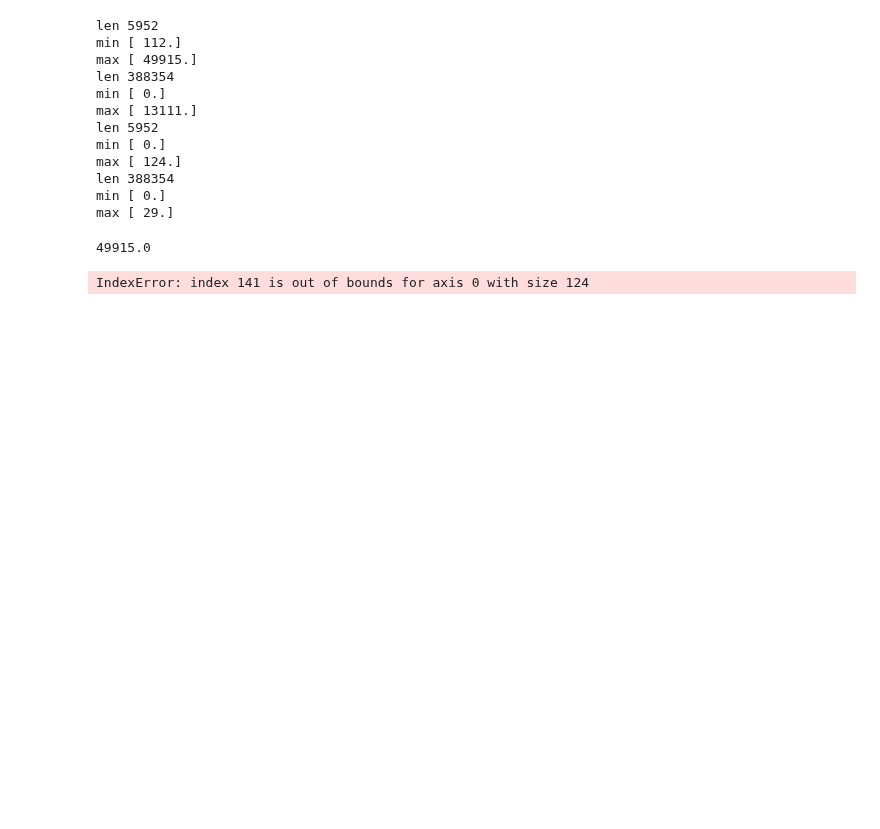
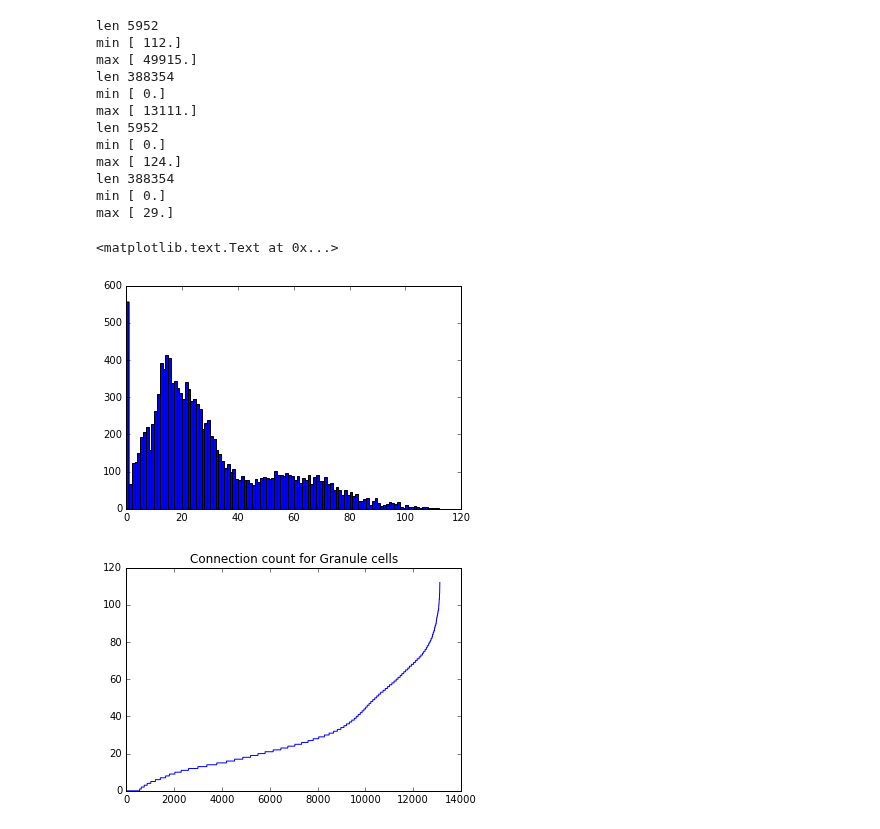
Before and after one commit to CNS-OIST/pycabnn, a Jupyter notebook: Output_comparison_evaluation.ipynb, the cells around one changed output. Cells and saved outputs as stored; diff of their text form; code cells hidden in the pictures; blank space fills up the shorter version.

```diff
--- a/Output_comparison_evaluation.ipynb
+++ b/Output_comparison_evaluation.ipynb
@@ -210,12 +242,21 @@ len 388354
 min [ 0.]
 max [ 29.]
 # %%
-#so = con_per_cell (src_fake, max(tar_fake))
-so = con_per_cell (src_ori, int(max(tar_ori)))
+so = con_per_cell (src_fake, int(max(src_fake)))
+to = con_per_cell (tar_fake, int(max(tar_fake)))
+#so = con_per_cell (src_ori, int(max(src_ori)))
 #c_pf = con_per_cell (pfs, len(gr_s))
 
+#cs,so = np.unique(src_fake,  return_counts=True)
+
 plt.figure()
-_ = plt.hist(so, 100)
+_ = plt.hist(so, int(max(so)))
+
+
+plt.figure()
+plt.plot(np.sort(so))
+plt.title ('Connection count for Granule cells')
 # %% [output]
-49915.0
+<matplotlib.text.Text at 0x...>
-IndexError: index 141 is out of bounds for axis 0 with size 124
+[figure, added]
+[figure, added]
```
Also changed, not shown: parts of 18 cells of this notebook.
